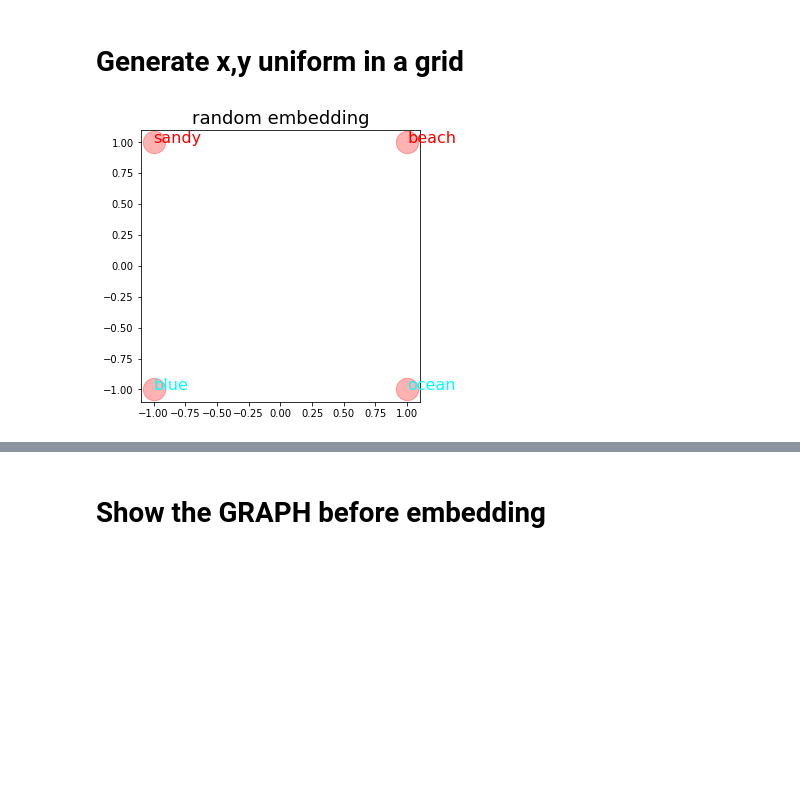
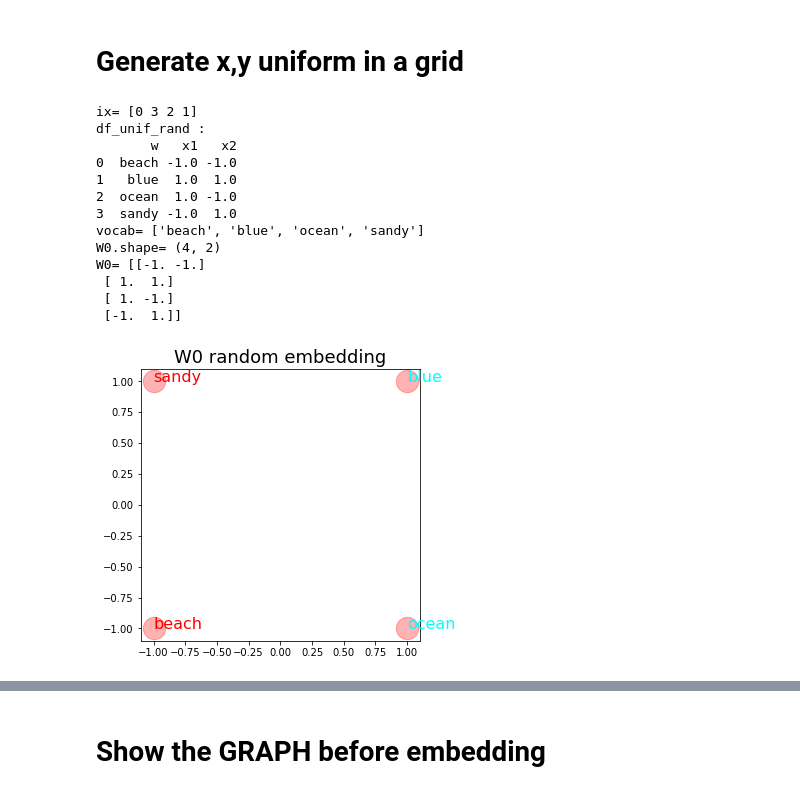
Before and after one commit to ftk1000/w2v_ftk1000, a Jupyter notebook: w2v_tf_4words.ipynb, the cells around one changed output, grey strips where cells are left out. Cells and saved outputs as stored; diff of their text form; code cells hidden in the pictures; blank space fills up the shorter version.

```diff
--- a/w2v_tf_4words.ipynb
+++ b/w2v_tf_4words.ipynb
@@ -357,29 +368,51 @@ vocab
 # %%
 LEN_VOCAB = len(vocab)
 LIN_SPACE_VALUES = round(np.sqrt(LEN_VOCAB))
 BOX_SIDE=1
 lspx = np.linspace(-BOX_SIDE,BOX_SIDE,LIN_SPACE_VALUES)
 lspy = np.linspace(-BOX_SIDE,BOX_SIDE,LIN_SPACE_VALUES)
 
 coordinates = np.zeros( (LIN_SPACE_VALUES**2, 2)  )
 # print(coordinates)
 
 for k1 in range(LIN_SPACE_VALUES):
   for k2 in range(LIN_SPACE_VALUES):
     i = k1*LIN_SPACE_VALUES + k2
     # print(k1,k2,i)
     coordinates[i] = [lspx[k1], lspy[k2]]
 # print(coordinates)
 
 ix = np.random.choice( LIN_SPACE_VALUES**2, LEN_VOCAB, replace=False )
+print('ix=',ix)
 coordinates = coordinates[ix,]
+
 df1 = pd.DataFrame( vocab , columns=['w'])
 df2 = pd.DataFrame( coordinates, columns=['x1','x2'] )
 df_unif_rand = pd.concat([df1, df2], axis=1)
 # df_unif_rand
+# plot_words_x_y(x1=df_unif_rand['x1'], x2=df_unif_rand['x2'],
+#                vocab=vocab, ttl='random embedding',
+#                wcolor=df_vocab.color)
 
-plot_words_x_y(x1=df_unif_rand['x1'], x2=df_unif_rand['x2'],
-               vocab=vocab, ttl='random embedding',
-               wcolor=df_vocab.color)
+print('df_unif_rand :')
+print(df_unif_rand)
+print('vocab=',vocab)
+W0=np.array(   df_unif_rand[['x1','x2']] )
+print('W0.shape=',W0.shape)
+print('W0=', W0)
+plot_words_v0(W=W0, vocab=vocab, ttl='W0 random embedding',  wcolor=df_vocab.color)
 # %% [output]
+ix= [0 3 2 1]
+df_unif_rand :
+       w   x1   x2
+0  beach -1.0 -1.0
+1   blue  1.0  1.0
+2  ocean  1.0 -1.0
+3  sandy -1.0  1.0
+vocab= ['beach', 'blue', 'ocean', 'sandy']
+W0.shape= (4, 2)
+W0= [[-1. -1.]
+ [ 1.  1.]
+ [ 1. -1.]
+ [-1.  1.]]
-[figure, old version]
+[figure, new version]
```
Also changed, not shown: parts of 18 cells of this notebook.
